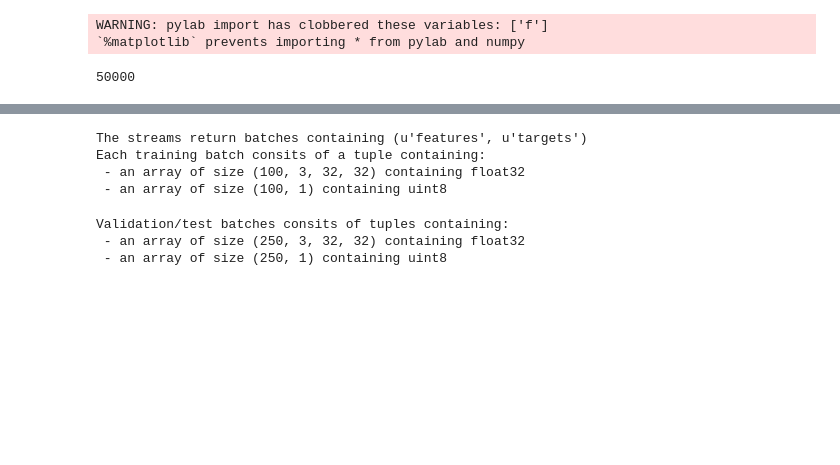
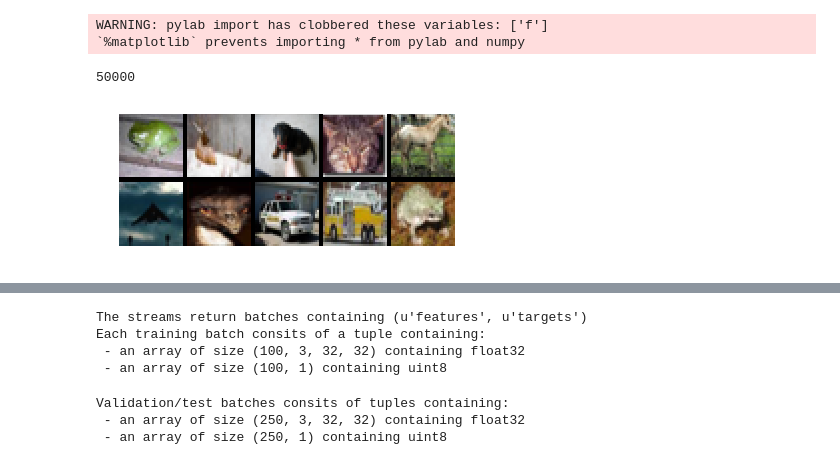
Before and after one commit to scoiatael/nn_assignments, a Jupyter notebook: Project/CIFAR10_Lasagne.ipynb, the cells around one changed output, grey strips where cells are left out. Saved outputs shown, nothing was run; the diff lists cells and outputs as text; code cells hidden in the pictures; blank space fills up the shorter version.

```diff
--- a/Project/CIFAR10_Lasagne.ipynb
+++ b/Project/CIFAR10_Lasagne.ipynb
@@ -69,8 +62,8 @@ CIFAR10.default_transformers = (
 #    (Flatten, [], {'which_sources': 'targets'}))
 #    (Mapping, [lambda batch: (b.ravel() for b in batch)], {'which_sources': 'targets'}) )
 
-mnist_train = CIFAR10(("train",), subset=slice(None,OFFSET))
-#this stream will shuffle the MNIST set and return us batches of 100 examples
-mnist_train_stream = DataStream.default_stream(
-    mnist_train,
-    iteration_scheme=ShuffledScheme(mnist_train.num_examples, 100))
+cifar_train = CIFAR10(("train",), subset=slice(None,OFFSET))
+#this stream will shuffle the CIFAR set and return us batches of 100 examples
+cifar_train_stream = DataStream.default_stream(
+    cifar_train,
+    iteration_scheme=ShuffledScheme(cifar_train.num_examples, 100))
@@ -76,0 +78,5 @@ mnist_train_stream = DataStream.default_stream(
+# %%
+it = cifar_train_stream.get_epoch_iterator()
+plot_mat(next(it)[0][:10])
+# %% [output]
+[figure, added]
```
Also changed, not shown: parts of 20 cells of this notebook.
